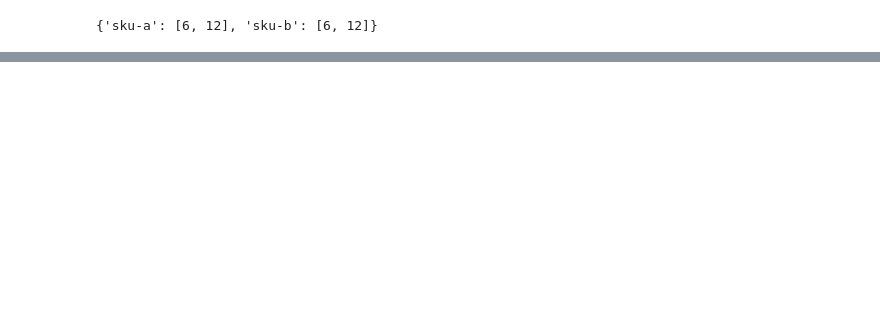
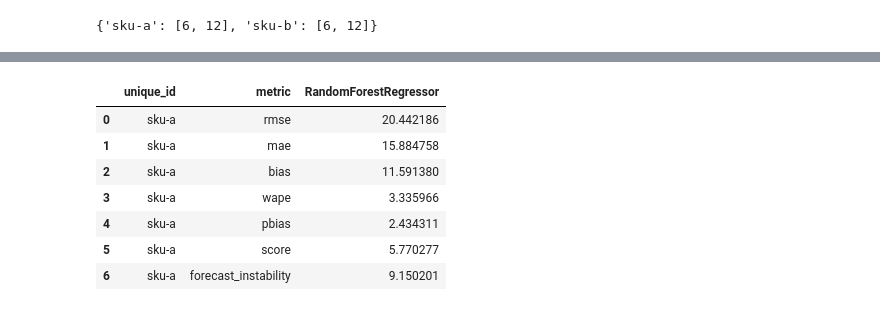
Before and after one commit to heylucasleao/tinyshift, a Jupyter notebook: tinyshift/examples/dmstl.ipynb, the cells around one changed output, grey strips where cells are left out. Drawn from its saved outputs; the diff is of its cells as text; code cells hidden in the pictures; blank space fills up the shorter version.

```diff
--- a/tinyshift/examples/dmstl.ipynb
+++ b/tinyshift/examples/dmstl.ipynb
@@ -298,12 +318,21 @@ seasonal_model_callable = {
     ),
 }
 detected_dmstl = DMSTLWrapper(
-    mf_resid=mf,
+    residual_model_callable=residual_model_callable,
+    freq="MS",
     season_length="auto",
-    seasonal_detection_params={"top_k": 2},
+    seasonal_detection_params={
+        "top_k": 2,
+    },
     seasonal_model_callable=seasonal_model_callable,
+    nlags="auto",
+    pami_params={"max_tau": 365, "m": 3, "delay": 1, "return_mode": "short_term", "short_term": 1},
 )
-detected_dmstl.fit(panel[["unique_id", "ds", "y"]], target_col="y", prediction_intervals=prediction_intervals)
+detected_dmstl.fit(
+    panel[["unique_id", "ds", "y"]],
+    target_col="y",
+    prediction_intervals=prediction_intervals,
+)
 
 detected_season_lengths
 # %% [output]
@@ -330,0 +353,19 @@ detected_dmstl.predict(h=12, level=[95])
+# %%
+result = detected_dmstl.predict(h=12)
+result = result[result["unique_id"] == "sku-a"]
+result["y"] = test["y"].values
+evaluate(result,
+         metrics=metrics,
+         models=["RandomForestRegressor"],
+         id_col="unique_id",
+         time_col="ds",
+         target_col="y")
+# %% [output]
+|  | unique_id | metric | RandomForestRegressor |
+| 0 | sku-a | rmse | 20.442186 |
+| 1 | sku-a | mae | 15.884758 |
+| 2 | sku-a | bias | 11.591380 |
+| 3 | sku-a | wape | 3.335966 |
+| 4 | sku-a | pbias | 2.434311 |
+| 5 | sku-a | score | 5.770277 |
+| 6 | sku-a | forecast_instability | 9.150201 |
```
Also changed, not shown: parts of 11 cells of this notebook, 6 other files.
